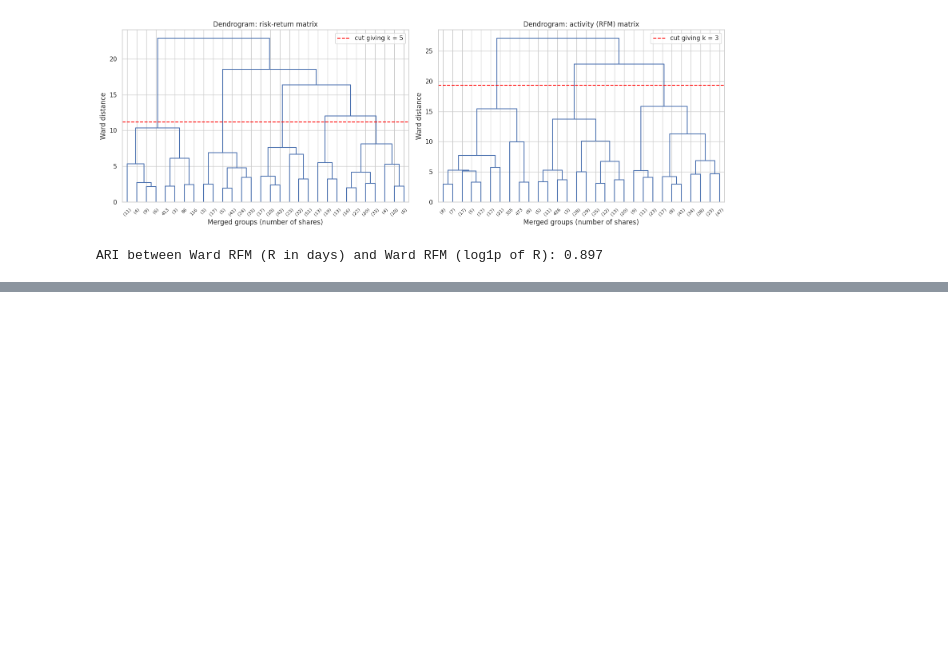
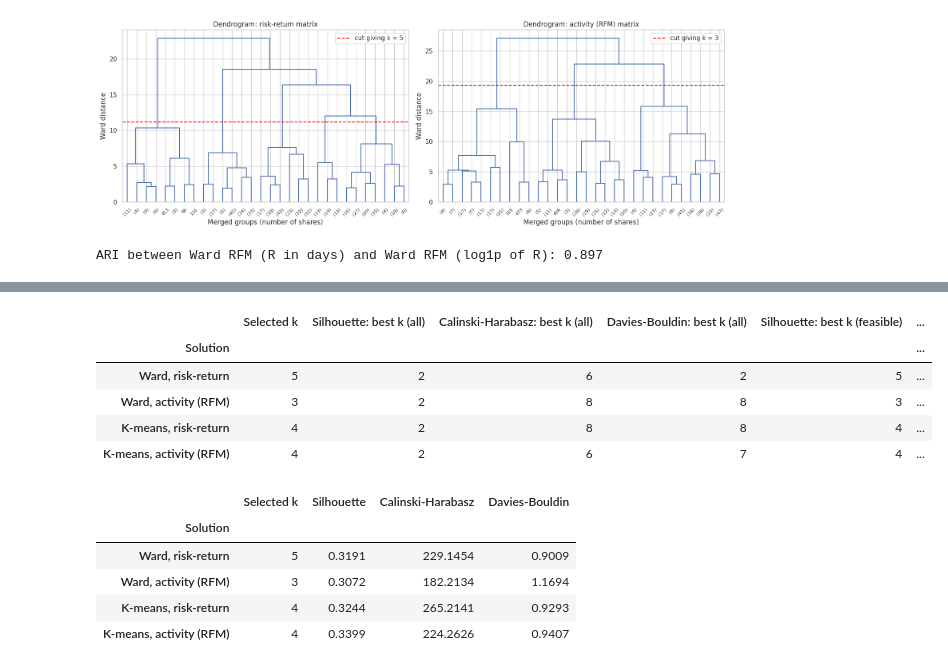
Before and after one commit to Dewdahara/CRMCM_CW1_w2054873, a Jupyter notebook: CRMCM_CW1_w2054873.ipynb, the cells around one changed output, grey strips where cells are left out. Saved outputs shown, nothing was run; the diff lists cells and outputs as text; code cells hidden in the pictures; blank space fills up the shorter version.

```diff
--- a/CRMCM_CW1_w2054873.ipynb
+++ b/CRMCM_CW1_w2054873.ipynb
@@ -2326,0 +2510,47 @@ ARI between Ward RFM (R in days) and Ward RFM (log1p of R): 0.897
+# %%
+# Table 1: do the three indices point to the same k? For each solution, the best k by each index
+# over all k and over the feasible k only (k of at least MIN_K and every cluster holding at least
+# MIN_CLUSTER_SHARE of the shares).
+def best_k(diag, metric, feasible_only):
+    d = diag
+    if feasible_only:
+        d = diag[(diag["k"] >= MIN_K) & (diag["smallest_pct"] >= MIN_CLUSTER_SHARE * 100)]
+        if d.empty:
+            d = diag[diag["k"] >= MIN_K]
+    return int(d.sort_values(metric, ascending=(metric == "davies_bouldin")).iloc[0]["k"])
+
+rows, quality = [], []
+for method, per_matrix in solutions_diag.items():
+    for matrix, (diag, k_sel) in per_matrix.items():
+        name = f"{method}, {matrix}"
+        rows.append({"Solution": name, "Selected k": k_sel,
+                     "Silhouette: best k (all)": best_k(diag, "silhouette", False),
+                     "Calinski-Harabasz: best k (all)": best_k(diag, "calinski_harabasz", False),
+                     "Davies-Bouldin: best k (all)": best_k(diag, "davies_bouldin", False),
+                     "Silhouette: best k (feasible)": best_k(diag, "silhouette", True),
+                     "Calinski-Harabasz: best k (feasible)": best_k(diag, "calinski_harabasz", True),
+                     "Davies-Bouldin: best k (feasible)": best_k(diag, "davies_bouldin", True)})
+        at = diag[diag["k"] == k_sel].iloc[0]
+        quality.append({"Solution": name, "Selected k": k_sel, "Silhouette": at["silhouette"],
+                        "Calinski-Harabasz": at["calinski_harabasz"], "Davies-Bouldin": at["davies_bouldin"]})
+metric_agreement = pd.DataFrame(rows).set_index("Solution")
+display(metric_agreement)
+metric_agreement.to_csv(f"{DATA_DIR}/cluster_index_agreement.csv")
+
+# Table 2: the three indices at the selected k of each solution.
+quality_at_k = pd.DataFrame(quality).set_index("Solution")
+display(quality_at_k)
+quality_at_k.to_csv(f"{DATA_DIR}/cluster_quality_at_selected_k.csv")
+# %% [output]
+|  | Selected k | Silhouette: best k (all) | Calinski-Harabasz: best k (all) | Davies-Bouldin: best k (all) | Silhouette: best k (feasible) | ... |
+| Solution |  |  |  |  |  | ... |
+| Ward, risk-return | 5 | 2 | 6 | 2 | 5 | ... |
+| Ward, activity (RFM) | 3 | 2 | 8 | 8 | 3 | ... |
+| K-means, risk-return | 4 | 2 | 8 | 8 | 4 | ... |
+| K-means, activity (RFM) | 4 | 2 | 6 | 7 | 4 | ... |
+|  | Selected k | Silhouette | Calinski-Harabasz | Davies-Bouldin |
+| Solution |  |  |  |  |
+| Ward, risk-return | 5 | 0.3191 | 229.1454 | 0.9009 |
+| Ward, activity (RFM) | 3 | 0.3072 | 182.2134 | 1.1694 |
+| K-means, risk-return | 4 | 0.3244 | 265.2141 | 0.9293 |
+| K-means, activity (RFM) | 4 | 0.3399 | 224.2626 | 0.9407 |
```
Also changed, not shown: parts of 7 cells of this notebook.
